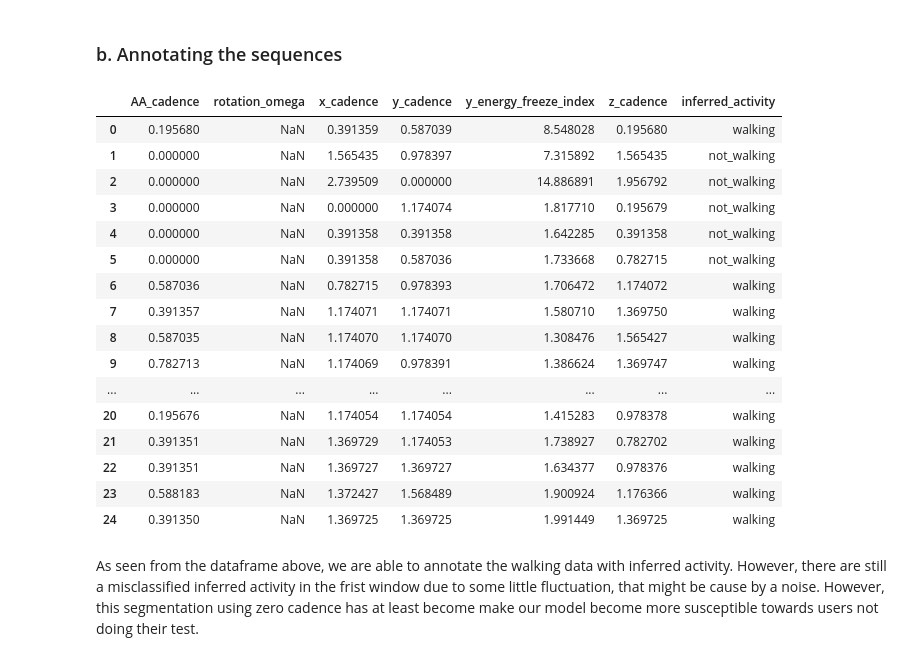
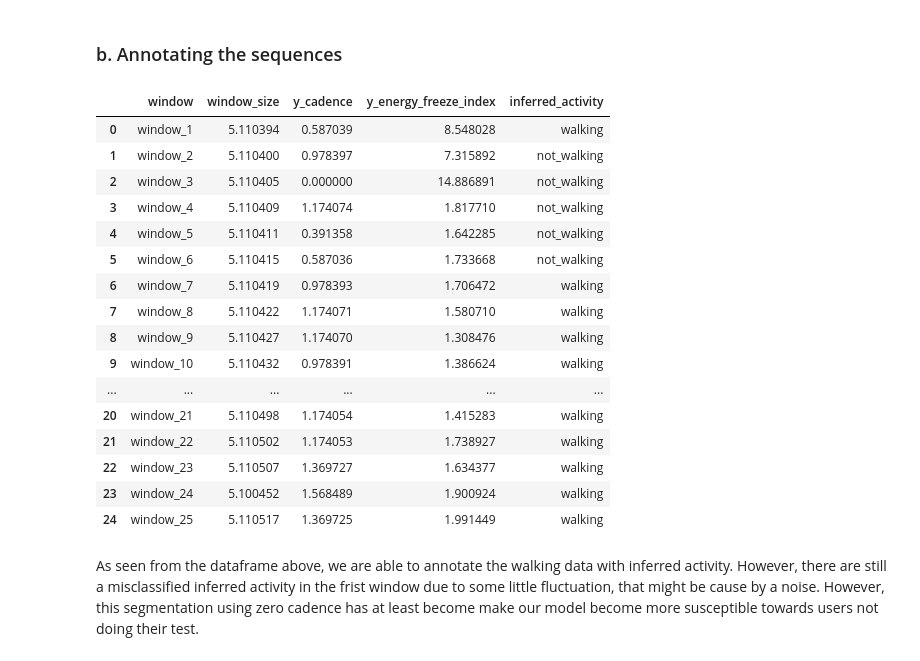
Before and after one commit to arytontediarjo/mpower-gait-analysis, a Jupyter notebook: notebooks/01.pipeline-QC.ipynb, the cells around one changed output. Cells and saved outputs as stored; diff of their text form; code cells hidden in the pictures.

Commit message:
fixed notebookson pipeline qc on dataframe output

```diff
--- a/notebooks/01.pipeline-QC.ipynb
+++ b/notebooks/01.pipeline-QC.ipynb
@@ -207,28 +207,29 @@ From the dataframe above, the cadence assessed from the resultant signal is zero
 # %%
 data["recordId"] = "198459e0-6066-45ec-ade5-18b55c10cbb8"
 data["test_type"] = "walking"
 data = annotate_sequence(data)
-feat_cols = [feat for feat in data.columns if ("cadence" in feat)
-     or ("y_energy_freeze_index" in feat) or ("rotation_omega" in feat) or ("inferred_activity" in feat)]
+feat_cols = [feat for feat in data.columns if ("y_cadence" in feat)
+     or ("y_energy_freeze_index" in feat)
+             or ("inferred_activity" in feat) or ("window" in feat)]
 data[feat_cols]
 # %% [output]
-|  | AA_cadence | rotation_omega | x_cadence | y_cadence | y_energy_freeze_index | z_cadence | inferred_activity |
-| 0 | 0.195680 | NaN | 0.391359 | 0.587039 | 8.548028 | 0.195680 | walking |
-| 1 | 0.000000 | NaN | 1.565435 | 0.978397 | 7.315892 | 1.565435 | not_walking |
-| 2 | 0.000000 | NaN | 2.739509 | 0.000000 | 14.886891 | 1.956792 | not_walking |
-| 3 | 0.000000 | NaN | 0.000000 | 1.174074 | 1.817710 | 0.195679 | not_walking |
-| 4 | 0.000000 | NaN | 0.391358 | 0.391358 | 1.642285 | 0.391358 | not_walking |
-| 5 | 0.000000 | NaN | 0.391358 | 0.587036 | 1.733668 | 0.782715 | not_walking |
-| 6 | 0.587036 | NaN | 0.782715 | 0.978393 | 1.706472 | 1.174072 | walking |
-| 7 | 0.391357 | NaN | 1.174071 | 1.174071 | 1.580710 | 1.369750 | walking |
-| 8 | 0.587035 | NaN | 1.174070 | 1.174070 | 1.308476 | 1.565427 | walking |
-| 9 | 0.782713 | NaN | 1.174069 | 0.978391 | 1.386624 | 1.369747 | walking |
-| ... | ... | ... | ... | ... | ... | ... | ... |
-| 20 | 0.195676 | NaN | 1.174054 | 1.174054 | 1.415283 | 0.978378 | walking |
-| 21 | 0.391351 | NaN | 1.369729 | 1.174053 | 1.738927 | 0.782702 | walking |
-| 22 | 0.391351 | NaN | 1.369727 | 1.369727 | 1.634377 | 0.978376 | walking |
-| 23 | 0.588183 | NaN | 1.372427 | 1.568489 | 1.900924 | 1.176366 | walking |
-| 24 | 0.391350 | NaN | 1.369725 | 1.369725 | 1.991449 | 1.369725 | walking |
+|  | window | window_size | y_cadence | y_energy_freeze_index | inferred_activity |
+| 0 | window_1 | 5.110394 | 0.587039 | 8.548028 | walking |
+| 1 | window_2 | 5.110400 | 0.978397 | 7.315892 | not_walking |
+| 2 | window_3 | 5.110405 | 0.000000 | 14.886891 | not_walking |
+| 3 | window_4 | 5.110409 | 1.174074 | 1.817710 | not_walking |
+| 4 | window_5 | 5.110411 | 0.391358 | 1.642285 | not_walking |
+| 5 | window_6 | 5.110415 | 0.587036 | 1.733668 | not_walking |
+| 6 | window_7 | 5.110419 | 0.978393 | 1.706472 | walking |
+| 7 | window_8 | 5.110422 | 1.174071 | 1.580710 | walking |
+| 8 | window_9 | 5.110427 | 1.174070 | 1.308476 | walking |
+| 9 | window_10 | 5.110432 | 0.978391 | 1.386624 | walking |
+| ... | ... | ... | ... | ... | ... |
+| 20 | window_21 | 5.110498 | 1.174054 | 1.415283 | walking |
+| 21 | window_22 | 5.110502 | 1.174053 | 1.738927 | walking |
+| 22 | window_23 | 5.110507 | 1.369727 | 1.634377 | walking |
+| 23 | window_24 | 5.100452 | 1.568489 | 1.900924 | walking |
+| 24 | window_25 | 5.110517 | 1.369725 | 1.991449 | walking |
 # %% [markdown]
 As seen from the dataframe above, we are able to annotate the walking data with inferred activity. However, there are still a misclassified inferred activity in the frist window due to some little fluctuation, that might be cause by a noise. However, this segmentation using zero cadence has at least become make our model become more susceptible towards users not doing their test.
 # %% [markdown]
```
